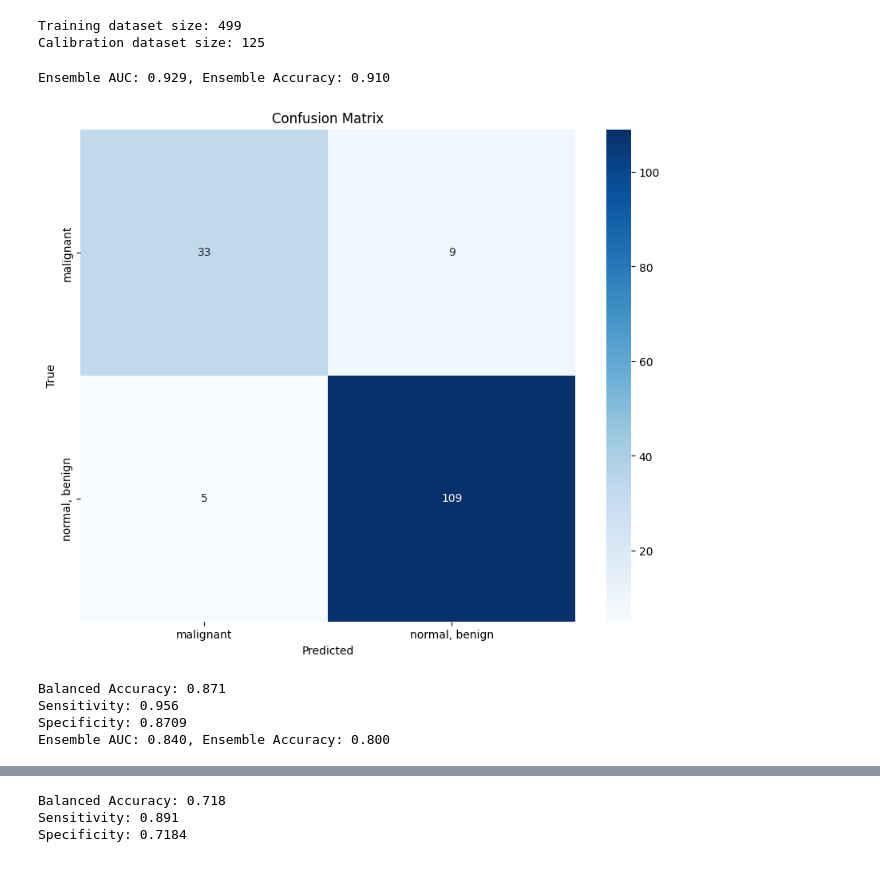
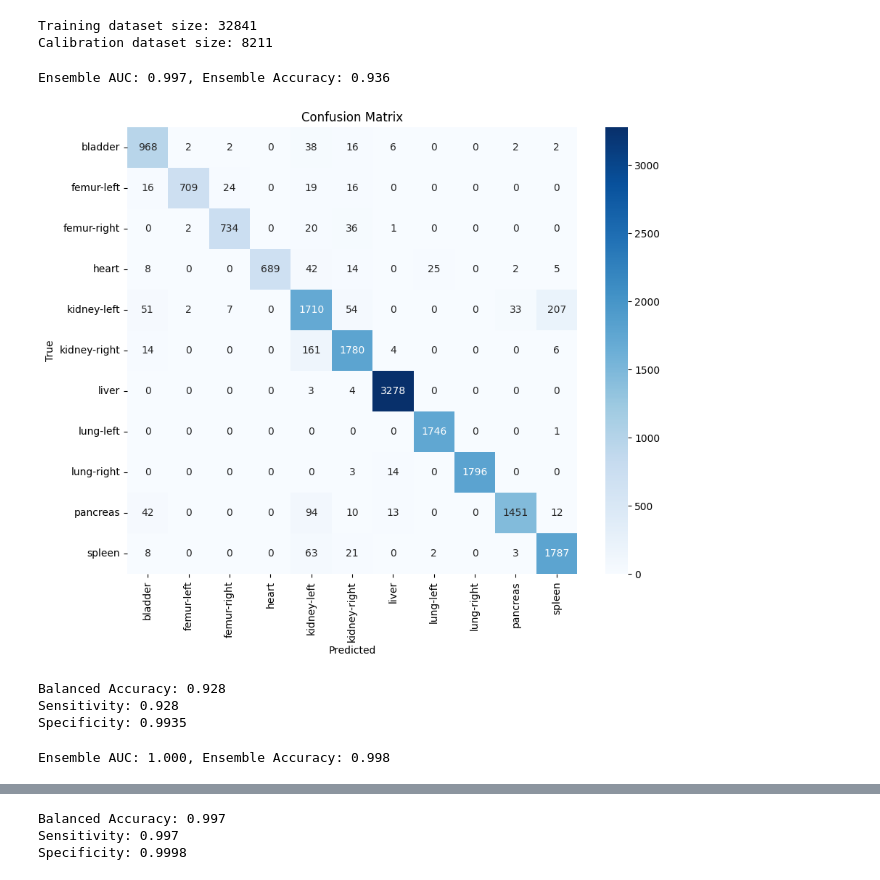
Before and after one commit to pstnmz/UQ_toolbox, a Jupyter notebook: medMNIST/UQ_test_metrics.ipynb, the cells around one changed output, grey strips where cells are left out. Cells and saved outputs as stored; diff of their text form; code cells hidden in the pictures.

```diff
--- a/medMNIST/UQ_test_metrics.ipynb
+++ b/medMNIST/UQ_test_metrics.ipynb
@@ -99,6 +99,7 @@ def test_eval(test_loader, device, models, data_flag):
     # Perform inference on the test set
     y_true = []
     y_scores = []
+    y_raw_digits = []
     indiv_scores = [[] for _ in range(len(models))]
 
     for m in models:
@@ -113,13 +114,15 @@ def test_eval(test_loader, device, models, data_flag):
             avg_output = torch.mean(torch.stack(outputs), dim=0)
             y_true.extend(target.cpu().numpy().flatten())
             if task_type == 'binary-class':
-                avg_output = F.sigmoid(avg_output)
-                y_scores.extend(avg_output.cpu().numpy().flatten())
+                avg_output_sig = F.sigmoid(avg_output)
+                y_scores.extend(avg_output_sig.cpu().numpy().flatten())
+                y_raw_digits.extend(avg_output.cpu().numpy().flatten())
             else:
                 y_scores.extend(avg_output.cpu().numpy())
 
     y_true = np.array(y_true)
     y_scores = np.array(y_scores)
+    y_scores_raw_digits = np.array(y_raw_digits)
 
     if task_type == 'binary-class':
         y_pred = (y_scores > 0.5).astype(int)
@@ -174,7 +177,7 @@ def test_eval(test_loader, device, models, data_flag):
 
     macro_specificity = np.mean(specificities)
     print(f"Specificity: {macro_specificity:.4f}")
-    return y_true, y_scores
+    return y_true, y_scores, y_scores_raw_digits
 
 def apply_softmax(y):
     y_scores = np.array(F.softmax(torch.tensor(y), dim=1))
@@ -396,11 +418,11 @@ def display_UQ_results(metric, correct_predictions, incorrect_predictions, y_axi
     fpr, tpr, auc = uq.roc_curve_UQ_method_computation([metric[k] for k in correct_predictions], [metric[j] for j in incorrect_predictions])
     print(auc)
 # %%
-flag = 'breastmnist'
+flag = 'organamnist'
 # %%
 transform = transforms.Compose([
         transforms.ToTensor(),
-        transforms.Normalize(mean=[.5], std=[.5]),
+        #transforms.Normalize(mean=[.5], std=[.5]),
         transforms.Lambda(lambda x: x.repeat(3, 1, 1))
     ])
 # %%
@@ -412,33 +434,33 @@ test_loader=DataLoader(test_dataset, batch_size=32, shuffle=False)
 calibration_loader=DataLoader(calibration_dataset, batch_size=32, shuffle=False)
 device = torch.device('cuda' if torch.cuda.is_available() else 'cpu')
 # %% [output]
-Training dataset size: 499
-Calibration dataset size: 125
+Training dataset size: 32841
+Calibration dataset size: 8211
 # %%
-y_true, y_scores = test_eval(test_loader, device=device, models=models, data_flag=flag)
-y_true_calibration, y_scores_calibration = test_eval(calibration_loader, device=device, models=models, data_flag=flag)
+y_true, y_scores, digits = test_eval(test_loader, device=device, models=models, data_flag=flag)
+y_true_calibration, y_scores_calibration, digits_calib = test_eval(calibration_loader, device=device, models=models, data_flag=flag)
 
 if task_type == 'binary-class':
     y_prob = y_scores
 else:
     y_prob = apply_softmax(y_scores)
 
 if task_type == 'binary-class':
     correct_predictions = [i for i in range(len(y_true)) if (y_true[i] == 1 and y_scores[i] > 0.5) or (y_true[i] == 0 and y_scores[i] <= 0.5)]
     incorrect_predictions = [i for i in range(len(y_true)) if (y_true[i] == 1 and y_scores[i] <= 0.5) or (y_true[i] == 0 and y_scores[i] > 0.5)]
 
     correct_predictions_calibration = [i for i in range(len(y_true_calibration)) if (y_true_calibration[i] == 1 and y_scores_calibration[i] > 0.5) or (y_true_calibration[i] == 0 and y_scores_calibration[i] <= 0.5)]
     incorrect_predictions_calibration = [i for i in range(len(y_true_calibration)) if (y_true_calibration[i] == 1 and y_scores_calibration[i] <= 0.5) or (y_true_calibration[i] == 0 and y_scores_calibration[i] > 0.5)]
 else:
     correct_predictions = [i for i in range(len(y_true)) if y_true[i] == np.argmax(y_scores[i])]
     incorrect_predictions = [i for i in range(len(y_true)) if y_true[i] != np.argmax(y_scores[i])]
 
     correct_predictions_calibration = [i for i in range(len(y_true_calibration)) if y_true_calibration[i] == np.argmax(y_scores_calibration[i])]
     incorrect_predictions_calibration = [i for i in range(len(y_true_calibration)) if y_true_calibration[i] != np.argmax(y_scores_calibration[i])]
 # %% [output]
-Ensemble AUC: 0.929, Ensemble Accuracy: 0.910
+Ensemble AUC: 0.997, Ensemble Accuracy: 0.936
-[figure, old version]
+[figure, new version]
-Balanced Accuracy: 0.871
-Sensitivity: 0.956
-Specificity: 0.8709
-Ensemble AUC: 0.840, Ensemble Accuracy: 0.800
+Balanced Accuracy: 0.928
+Sensitivity: 0.928
+Specificity: 0.9935
+Ensemble AUC: 1.000, Ensemble Accuracy: 0.998
@@ -446,6 +468,6 @@ Ensemble AUC: 0.840, Ensemble Accuracy: 0.800
-Balanced Accuracy: 0.718
-Sensitivity: 0.891
-Specificity: 0.7184
+Balanced Accuracy: 0.997
+Sensitivity: 0.997
+Specificity: 0.9998
 # %%
 MSR = computeMSR(y_prob, y_true, task_type, calibration_needed=False, display_calibration_curve=True)
 # %% [output]
```
Also changed, not shown: parts of 17 cells of this notebook, 7 other files.
